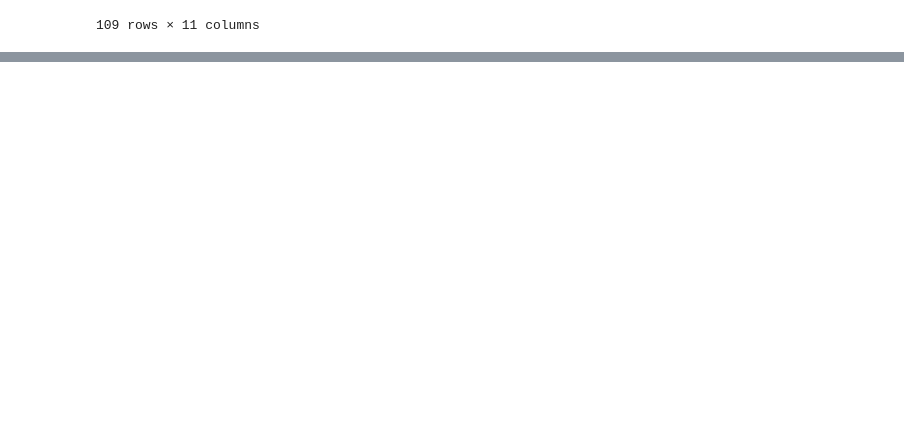
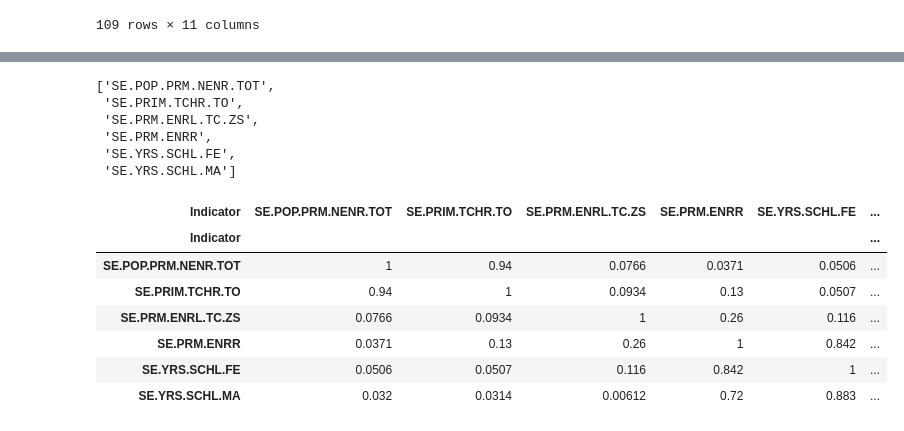
Before and after one commit to GhaliAmir/Education-In-Africa, a Jupyter notebook: Project.ipynb, the cells around one changed output, grey strips where cells are left out. Cells and saved outputs as stored; diff of their text form; code cells hidden in the pictures; blank space fills up the shorter version.

```diff
--- a/Project.ipynb
+++ b/Project.ipynb
@@ -167,0 +167,6 @@ corr.style.background_gradient(cmap='plasma').set_precision(3)
+# %%
+# Find index of feature columns with correlation greater than 0.95
+to_keep = [element for element in upper.columns if element not in to_drop]
+to_keep
+db_keep = db[to_keep]
+db_keep.shape
@@ -167,0 +195,25 @@ corr.style.background_gradient(cmap='plasma').set_precision(3)
+# %%
+to_keep = pd.Series(to_keep).replace(['SE.POP.PRM.NENR.FE', 'SE.PRIM.TCHR.FE'],
+                                     ['SE.POP.PRM.NENR.TOT', 'SE.PRIM.TCHR.TO']).tolist()
+to_keep
+# %% [output]
+['SE.POP.PRM.NENR.TOT',
+ 'SE.PRIM.TCHR.TO',
+ 'SE.PRM.ENRL.TC.ZS',
+ 'SE.PRM.ENRR',
+ 'SE.YRS.SCHL.FE',
+ 'SE.YRS.SCHL.MA']
+# %%
+db_keep = db[to_keep]
+db_keep
+corr_keep = db_keep.corr()
+corr_keep.style.background_gradient(cmap='coolwarm').set_precision(3)
+# %% [output]
+| Indicator | SE.POP.PRM.NENR.TOT | SE.PRIM.TCHR.TO | SE.PRM.ENRL.TC.ZS | SE.PRM.ENRR | SE.YRS.SCHL.FE | ... |
+| Indicator |  |  |  |  |  | ... |
+| SE.POP.PRM.NENR.TOT | 1 | 0.94 | 0.0766 | 0.0371 | 0.0506 | ... |
+| SE.PRIM.TCHR.TO | 0.94 | 1 | 0.0934 | 0.13 | 0.0507 | ... |
+| SE.PRM.ENRL.TC.ZS | 0.0766 | 0.0934 | 1 | 0.26 | 0.116 | ... |
+| SE.PRM.ENRR | 0.0371 | 0.13 | 0.26 | 1 | 0.842 | ... |
+| SE.YRS.SCHL.FE | 0.0506 | 0.0507 | 0.116 | 0.842 | 1 | ... |
+| SE.YRS.SCHL.MA | 0.032 | 0.0314 | 0.00612 | 0.72 | 0.883 | ... |
```
Also changed, not shown: parts of 13 cells of this notebook.
